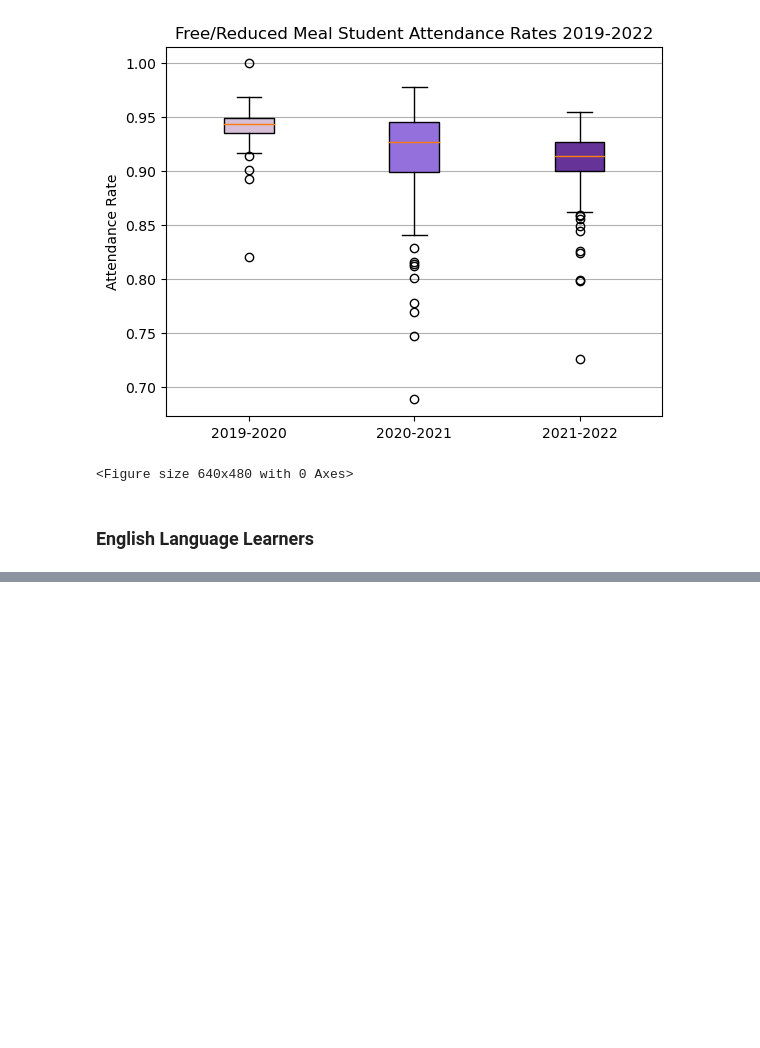
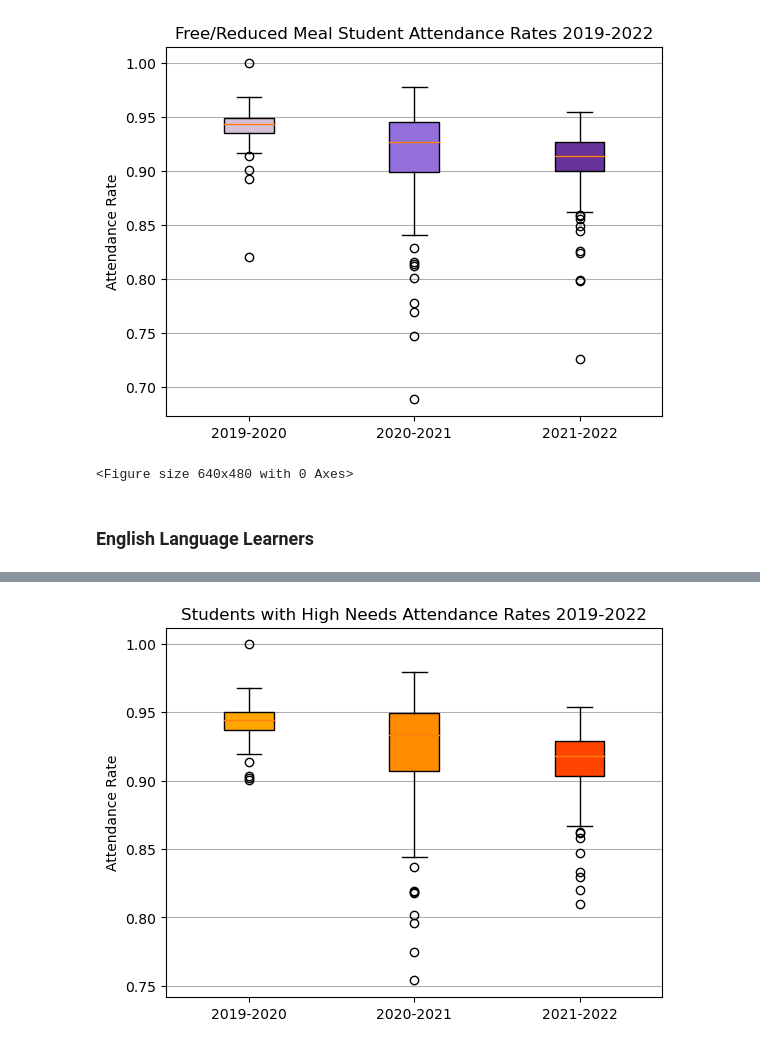
Before and after one commit to jmsavage2008/attendance-project, a Jupyter notebook: Attendance Analysis.ipynb, the cells around one changed output, grey strips where cells are left out. Drawn from its saved outputs; the diff is of its cells as text; code cells hidden in the pictures; blank space fills up the shorter version.

```diff
--- a/Attendance Analysis.ipynb
+++ b/Attendance Analysis.ipynb
@@ -945,0 +1156,30 @@ fr_attendance_df.count()
+# %%
+#Statistical Analysis Attendance Rates
+#Assign Variables for each school year
+rates_2020_needs = needs_attendance_new_df["2019-2020 attendance rate"]
+rates_2021_needs = needs_attendance_new_df["2020-2021 attendance rate"]
+rates_2022_needs = needs_attendance_new_df["2021-2022 attendance rate - year to date"]
+
+rates = [rates_2020_needs, rates_2021_needs, rates_2022_needs]
+for item in rates:
+    quartiles = item.quantile([.25, .5, .75])
+    lowerq = quartiles[0.25]
+    upperq = quartiles[0.75]
+    iqr=upperq-lowerq
+
+    print(f"The lower quartile is: {lowerq}")
+    print(f"The upper quartile is {upperq}")
+    print(f"The median is: {quartiles[0.5]}")
+    print(f"The IQR is: {iqr}")
+    print("")
+
+    lower_bound = lowerq - (1.5*iqr)
+    upper_bound = upperq + (1.5*iqr)
+
+    print(f"Lower Bound: {lower_bound}")
+    print(f"Upper Bound: {upper_bound}")
+    print("")
+
+    print(f"The max value is: {item.max()}")
+    print(f"The min value is: {item.min()}")
+    print("-----------------------------")
@@ -945,0 +1204,17 @@ fr_attendance_df.count()
+# %%
+labels = ["2019-2020", "2020-2021", "2021-2022"]
+#Plot
+x_axis = [rates_2020_needs, rates_2021_needs, rates_2022_needs]
+fig, ax1 = plt.subplots()
+ax1.set_ylabel("Attendance Rate")
+bp_needs = ax1.boxplot(x_axis, patch_artist = True, labels = labels)
+
+colors = ["orange", "darkorange", "orangered"]
+for patch, color in zip(bp_needs['boxes'], colors):
+    patch.set_facecolor(color)
+ax1.set_title("Students with High Needs Attendance Rates 2019-2022")
+ax1.yaxis.grid(True)
+
+plt.show()
+# %% [output]
+[figure, added]
```
Also changed, not shown: parts of 44 cells of this notebook, 12 other files.
